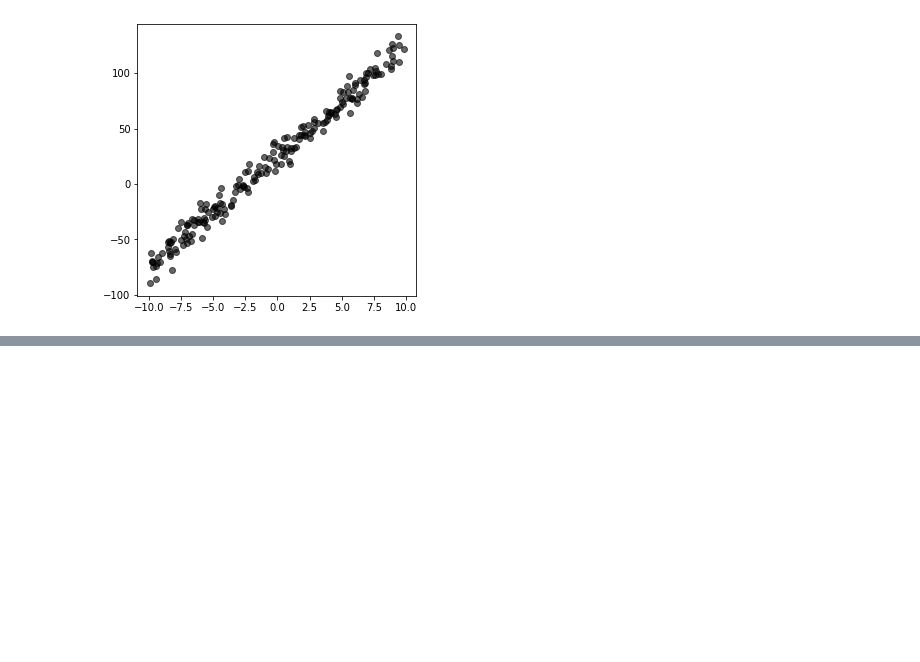
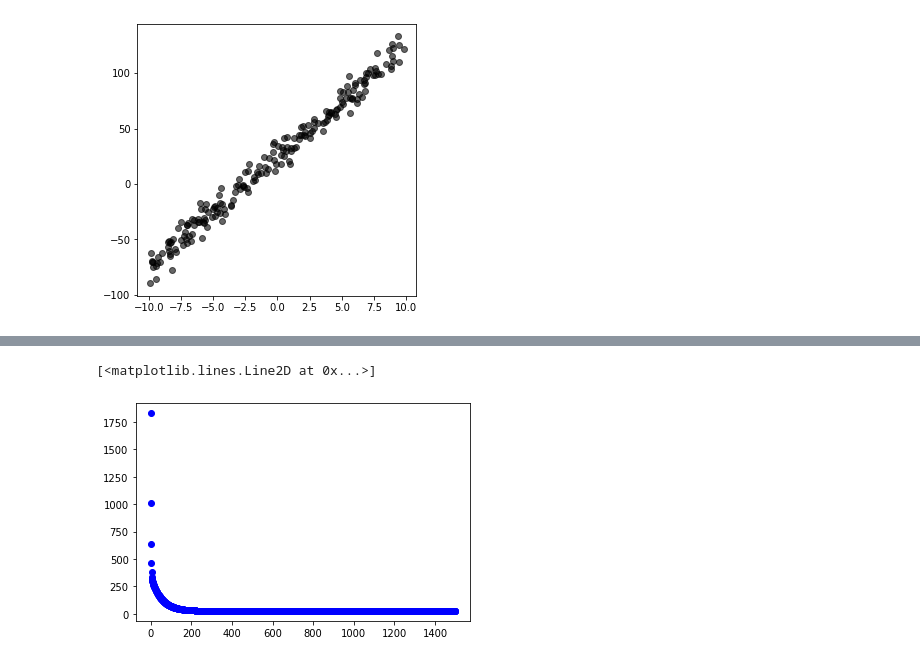
Before and after one commit to chunghyunhee/class_Machine_learing, a Jupyter notebook: assignment_3.ipynb, the cells around one changed output, grey strips where cells are left out. Cells and saved outputs as stored; diff of their text form; code cells hidden in the pictures; blank space fills up the shorter version.

```diff
--- a/assignment_3.ipynb
+++ b/assignment_3.ipynb
@@ -22,0 +137,6 @@ plt.show()
+# %%
+# cost값 plotting
+plt.plot(range(len(J_history)),J_history,'bo')
+# %% [output]
+[<matplotlib.lines.Line2D at 0x...>]
+[figure, added]
```
Also changed, not shown: parts of 17 cells of this notebook.
